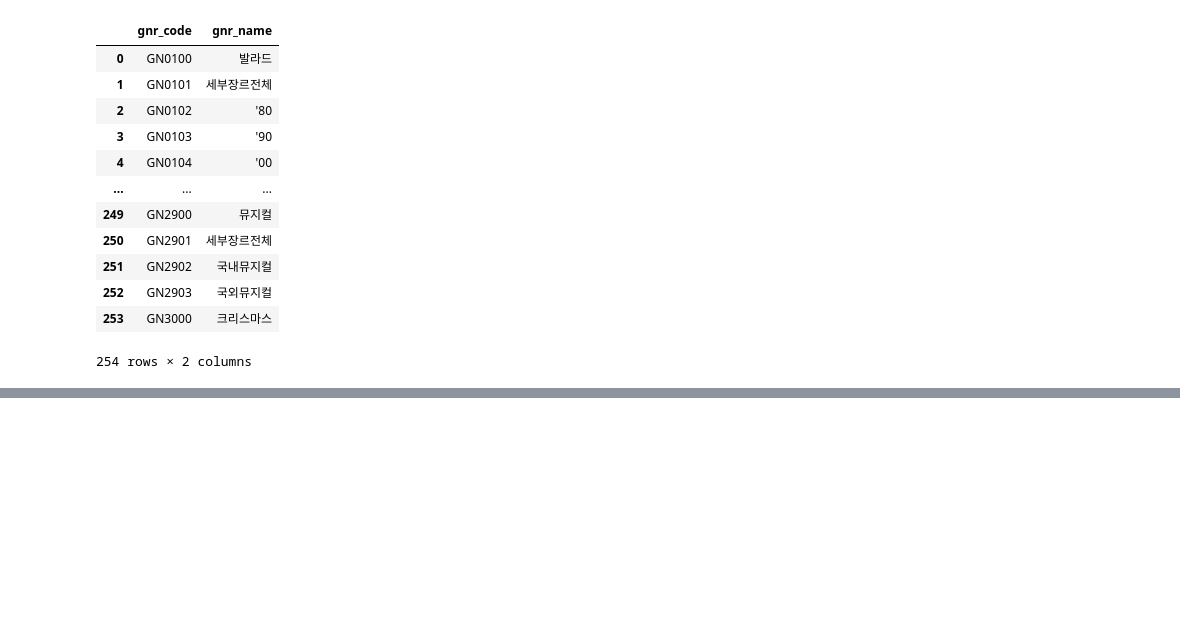
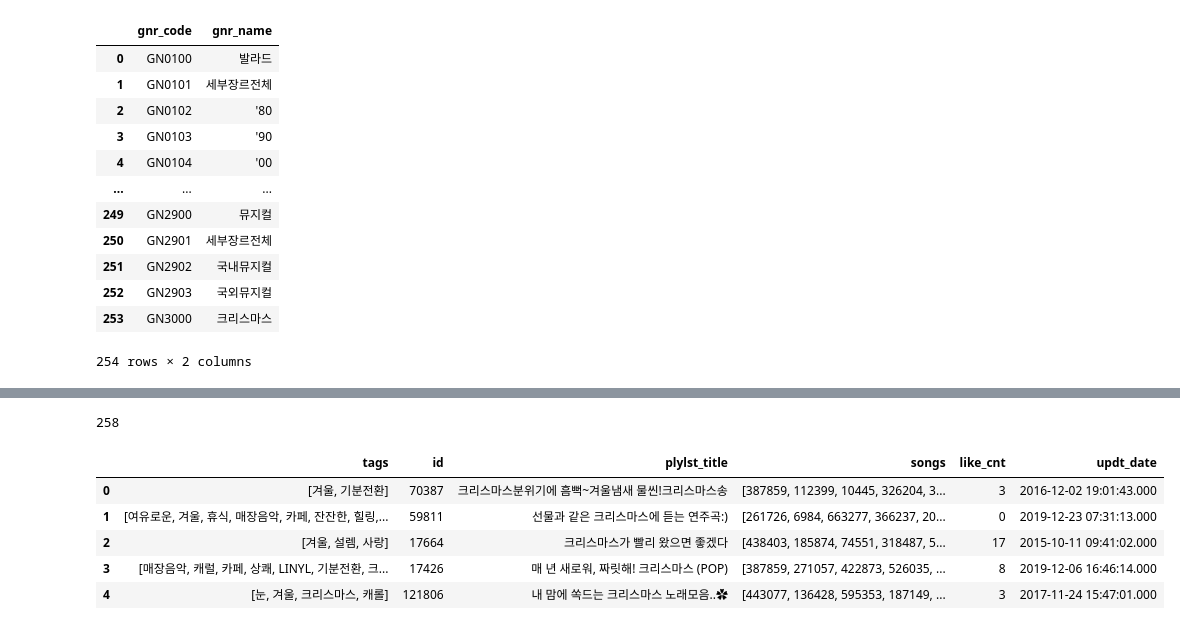
Before and after one commit to kye8524/MLTeamProject, a Jupyter notebook: load_data.ipynb, the cells around one changed output, grey strips where cells are left out. Drawn from its saved outputs; the diff is of its cells as text; code cells hidden in the pictures; blank space fills up the shorter version.

```diff
--- a/load_data.ipynb
+++ b/load_data.ipynb
@@ -114,0 +150,11 @@ genre_gn_all
+# %%
+print(len(val_playlist))
+val_playlist.head()
+# %% [output]
+258
+|  | tags | id | plylst_title | songs | like_cnt | updt_date |
+| 0 | [겨울, 기분전환] | 70387 | 크리스마스분위기에 흠뻑~겨울냄새 물씬!크리스마스송 | [387859, 112399, 10445, 326204, 3... | 3 | 2016-12-02 19:01:43.000 |
+| 1 | [여유로운, 겨울, 휴식, 매장음악, 카페, 잔잔한, 힐링,... | 59811 | 선물과 같은 크리스마스에 듣는 연주곡:) | [261726, 6984, 663277, 366237, 20... | 0 | 2019-12-23 07:31:13.000 |
+| 2 | [겨울, 설렘, 사랑] | 17664 | 크리스마스가 빨리 왔으면 좋겠다 | [438403, 185874, 74551, 318487, 5... | 17 | 2015-10-11 09:41:02.000 |
+| 3 | [매장음악, 캐럴, 카페, 상쾌, LINYL, 기분전환, 크... | 17426 | 매 년 새로워, 짜릿해! 크리스마스 (POP) | [387859, 271057, 422873, 526035, ... | 8 | 2019-12-06 16:46:14.000 |
+| 4 | [눈, 겨울, 크리스마스, 캐롤] | 121806 | 내 맘에 쏙드는 크리스마스 노래모음..✿ | [443077, 136428, 595353, 187149, ... | 3 | 2017-11-24 15:47:01.000 |
```
Also changed, not shown: parts of 5 cells of this notebook, 2 other files.
